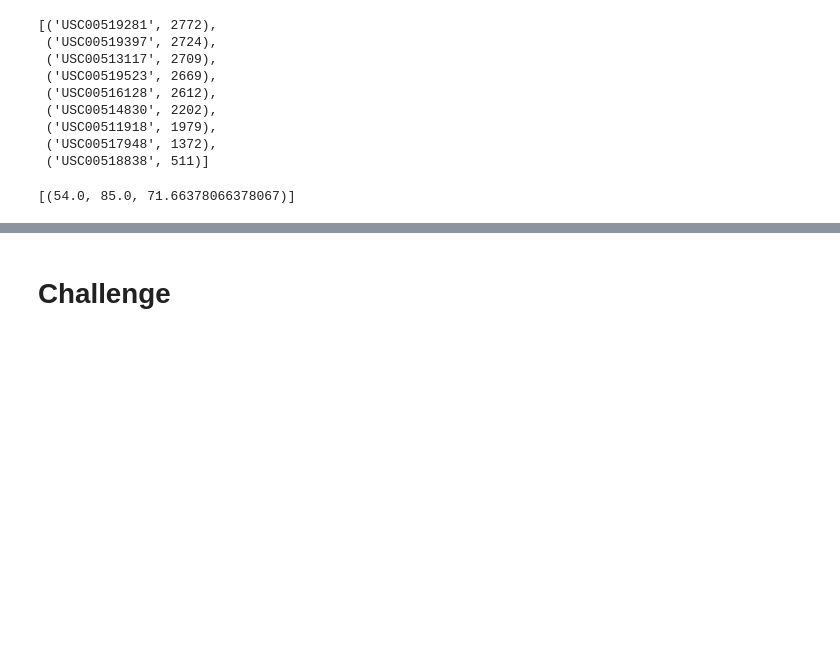
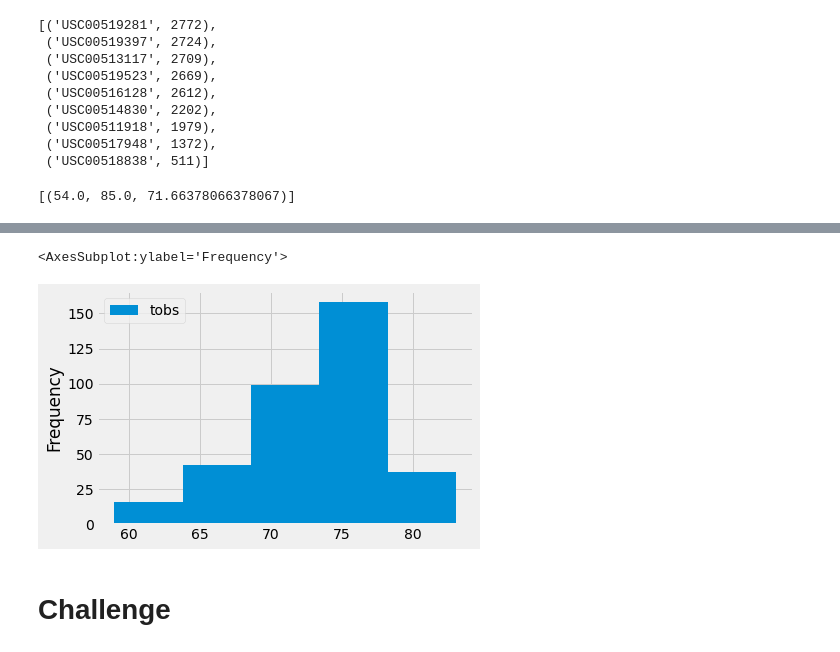
Before and after one commit to Aleyvs/surfs_up, a Jupyter notebook: climate_analysis.ipynb, the cells around one changed output, grey strips where cells are left out. Cells and saved outputs as stored; diff of their text form; code cells hidden in the pictures; blank space fills up the shorter version.

Commit message:
Modified Histogram added

```diff
--- a/climate_analysis.ipynb
+++ b/climate_analysis.ipynb
@@ -141,3 +143,12 @@ plt.tight_layout()
+# %%
+## skill drill bins =5 number to 20
+
+    ## plot the result
+binwith = 20
+df.plot.hist(bins=5)
+# %% [output]
+<AxesSubplot:ylabel='Frequency'>
+[figure, added]
 # %%
 # Write a function called `calc_temps` that will accept start date and end date in the format '%Y-%m-%d'
 # and return the minimum, average, and maximum temperatures for that range of dates
```
Also changed, not shown: parts of 2 cells of this notebook.
